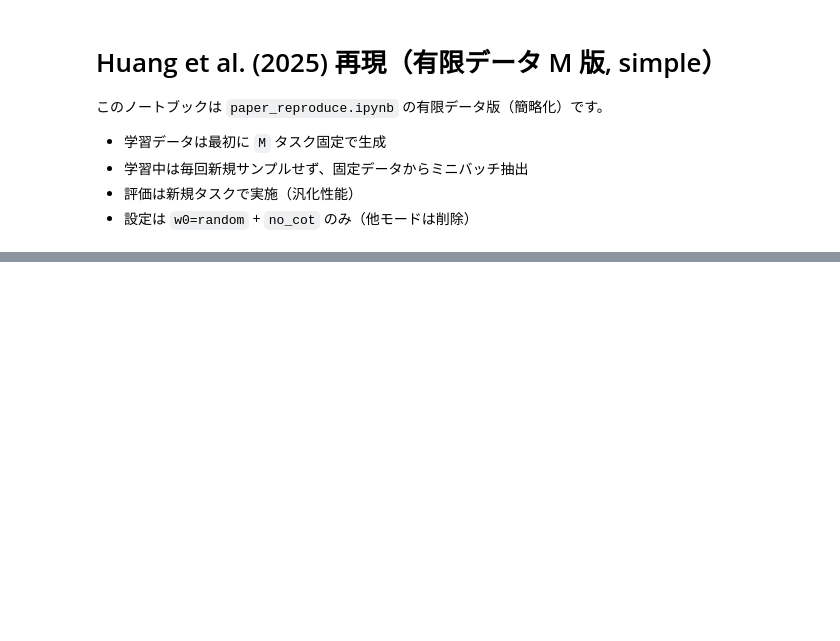
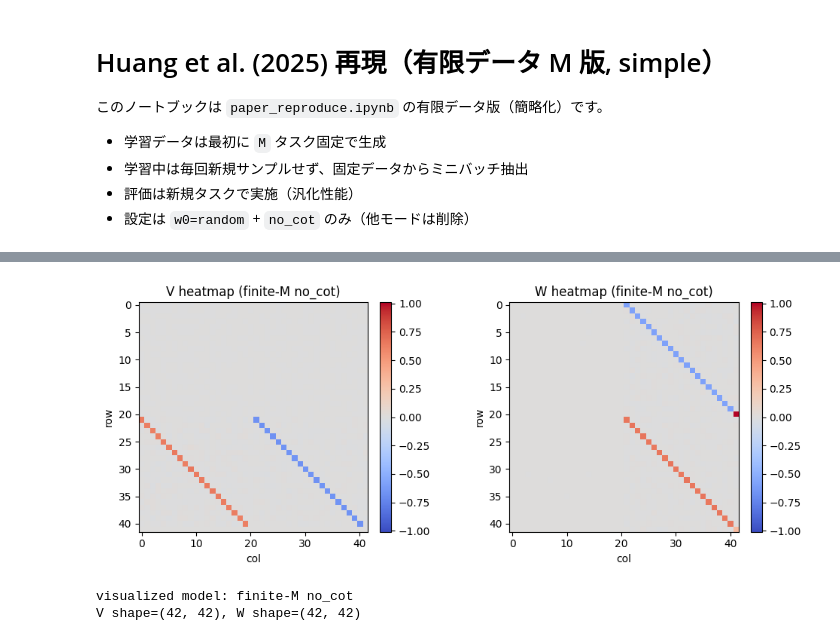
Before and after one commit to taka255/cot_asymptotics, a Jupyter notebook: paper_reproduce_finiteM.ipynb, the cells around one changed output, grey strips where cells are left out. Saved outputs shown, nothing was run; the diff lists cells and outputs as text; code cells hidden in the pictures; blank space fills up the shorter version.

```diff
--- a/paper_reproduce_finiteM.ipynb
+++ b/paper_reproduce_finiteM.ipynb
@@ -142,3 +142,36 @@ fixed train dataset built: M=400
+# %%
+# 学習後パラメータの可視化（no_cot 固定版）
+if "V_tr" not in globals() or "W_tr" not in globals():
+    raise ValueError("V_tr/W_tr が見つかりません。先に学習セルを実行してください。")
+
+V_np = V_tr.detach().cpu().numpy()
+W_np = W_tr.detach().cpu().numpy()
+
+vmax = float(max(np.abs(V_np).max(), np.abs(W_np).max()))
+vmax = max(vmax, 1e-8)
+
+fig, axes = plt.subplots(1, 2, figsize=(10, 4))
+im0 = axes[0].imshow(V_np, cmap="coolwarm", vmin=-vmax, vmax=vmax)
+axes[0].set_title("V heatmap (finite-M no_cot)")
+axes[0].set_xlabel("col")
+axes[0].set_ylabel("row")
+plt.colorbar(im0, ax=axes[0], fraction=0.046, pad=0.04)
+
+im1 = axes[1].imshow(W_np, cmap="coolwarm", vmin=-vmax, vmax=vmax)
+axes[1].set_title("W heatmap (finite-M no_cot)")
+axes[1].set_xlabel("col")
+axes[1].set_ylabel("row")
+plt.colorbar(im1, ax=axes[1], fraction=0.046, pad=0.04)
+
+plt.tight_layout()
+plt.show()
+
+print("visualized model: finite-M no_cot")
+print(f"V shape={V_np.shape}, W shape={W_np.shape}")
+# %% [output]
+[figure, added]
+visualized model: finite-M no_cot
+V shape=(42, 42), W shape=(42, 42)
 # %%
 # 学習実行（no_cot 固定）
 print("training finite-M with no-CoT objective ...")
```
Also changed, not shown: parts of 5 cells of this notebook, 11 other files.
